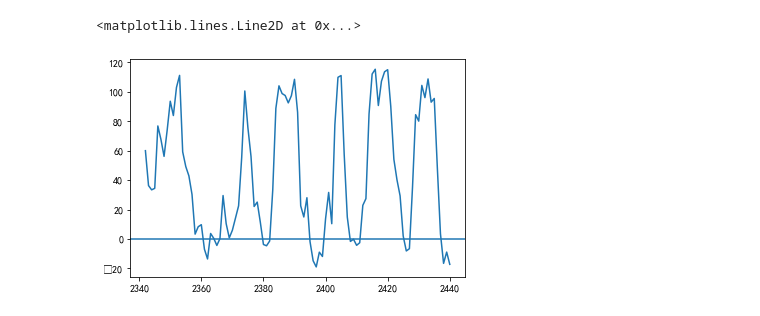
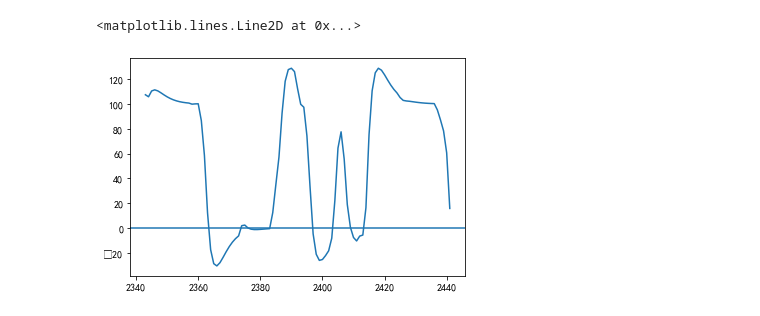
Before and after one commit to JohnCrash/stock, a Jupyter notebook: jupyter/Untitled.ipynb, the cells around one changed output. Drawn from its saved outputs; the diff is of its cells as text; code cells hidden in the pictures.

```diff
--- a/jupyter/Untitled.ipynb
+++ b/jupyter/Untitled.ipynb
@@ -15,8 +15,8 @@ import kline
 a = np.array(stock.query("select macd,energy,volumeJ from company_status where id=8828"))
 # %%
 x = np.arange(0,len(a))
-plt.plot(x[-100:-1],a[-100:-1,2])
+plt.plot(x[-100:-1],a[-100:-1,1])
 plt.axhline()
 # %% [output]
 <matplotlib.lines.Line2D at 0x...>
-[figure, old version]
+[figure, new version]
```
Also changed, not shown: parts of 1 cell of this notebook, 5 other files.
